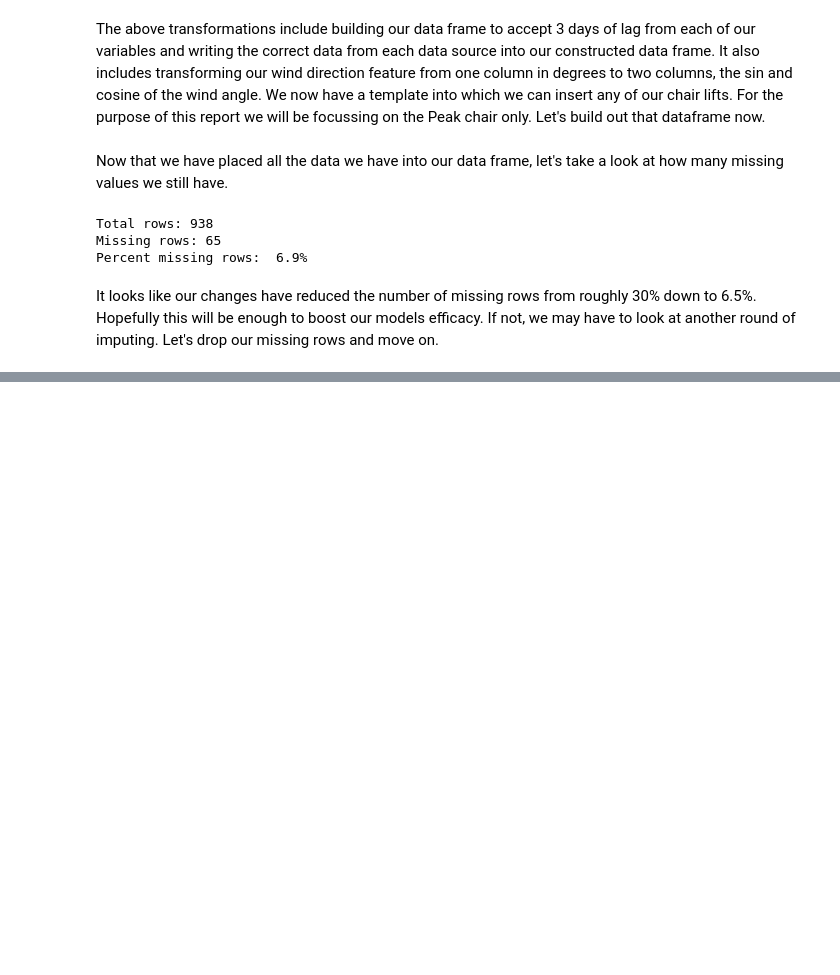
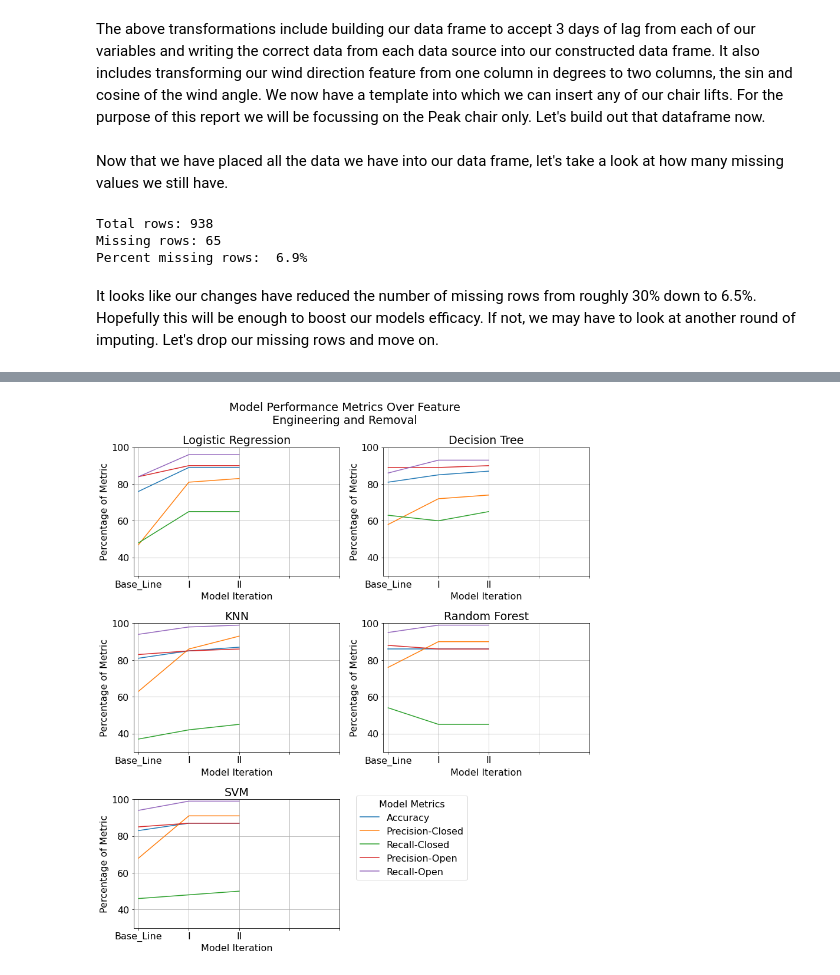
Before and after one commit to wjmatthews/wb_lift_openings, a Jupyter notebook: FeatureEngineeringAndModellingPartII.ipynb, the cells around one changed output, grey strips where cells are left out. Drawn from its saved outputs; the diff is of its cells as text; code cells hidden in the pictures; blank space fills up the shorter version.

```diff
--- a/FeatureEngineeringAndModellingPartII.ipynb
+++ b/FeatureEngineeringAndModellingPartII.ipynb
@@ -753,0 +666,9 @@ weighted avg       0.87      0.87      0.85       262
+# %%
+# get all the day of the week column names
+day_of_week_cols = [col for col in peak_df.columns if col.find('day_of_week') != -1]
+
+# drop day of week columns and make a deep copy of the data frame
+peak_df1 = peak_df.drop(columns = day_of_week_cols).copy(deep = True)
+
+# check it worked
+peak_df1.columns
@@ -753,0 +693,12 @@ weighted avg       0.87      0.87      0.85       262
+# %%
+# run latest data against suite of models
+latest_scores = split_fit_score(peak_df1, 'II')
+
+# add latest scores to our scores data frame
+scores_df = scores_df.append(pd.DataFrame(data = latest_scores,
+                              columns = scores_df.columns))
+
+# plot our metric tracking graph
+plot_model_iterations(scores_df)
+# %% [output]
+[figure, added]
```
Also changed, not shown: parts of 44 cells of this notebook, 1 other file.
